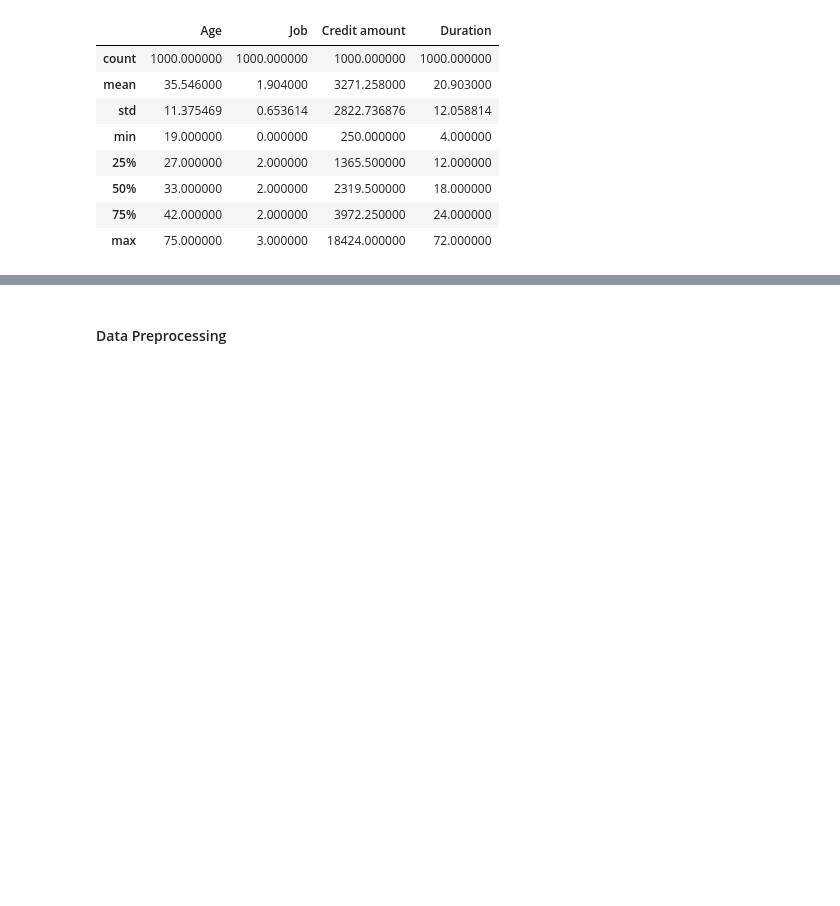
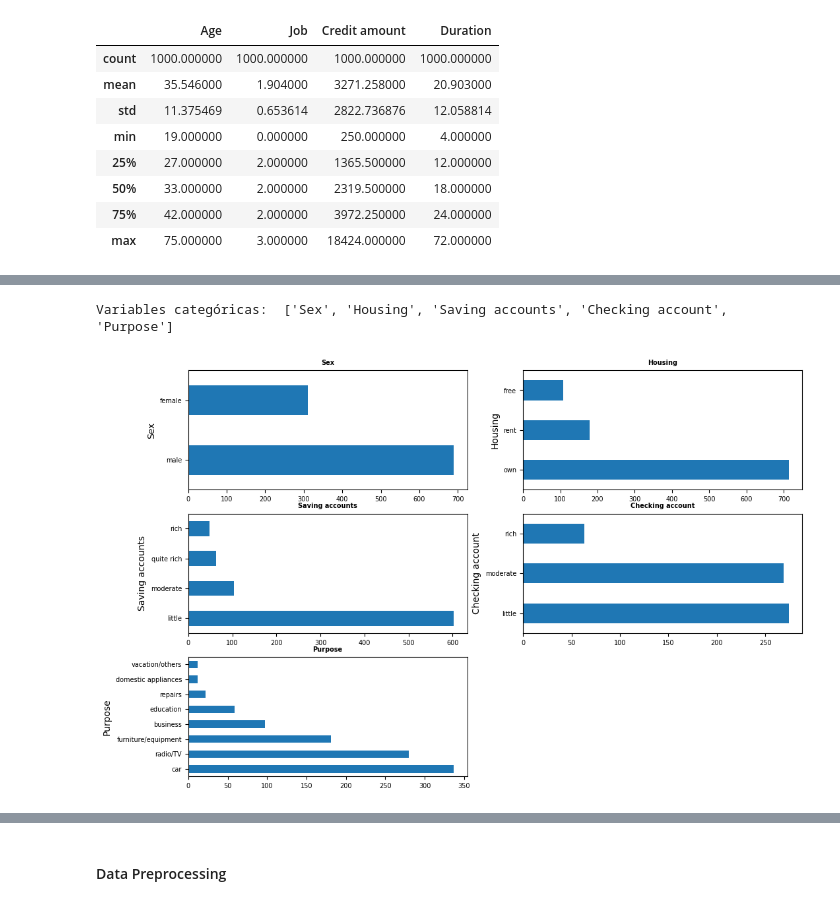
Before and after one commit to LautaroPintos/MachineLearning_101, a Jupyter notebook: notebooks/1.DataAnalysis_x_ML.ipynb, the cells around one changed output, grey strips where cells are left out. Saved outputs shown, nothing was run; the diff lists cells and outputs as text; code cells hidden in the pictures; blank space fills up the shorter version.

```diff
--- a/notebooks/1.DataAnalysis_x_ML.ipynb
+++ b/notebooks/1.DataAnalysis_x_ML.ipynb
@@ -167,0 +189,22 @@ Name: count, dtype: int64
+# %%
+# Hacemos este gráfico para el resto de las variables cualitativas:
+cat_cols = [col for col in df.columns if df[col].dtypes == 'O']
+cat_cols.remove('Risk')
+print("Variables categóricas: ", cat_cols, "\n")
+
+# Definimos la forma de los subplots y el tamaño de la figura que vamos a graficar
+fig, axes = plt.subplots(nrows=3, ncols=2, figsize=(12, 8))
+axes = axes.flat
+
+# Hacemos un for con la función enumerate (para obtener tanto el indice como la lista)
+for i, column in enumerate(cat_cols):
+    df[column].value_counts().plot.barh(ax = axes[i])
+    axes[i].set_title(column, fontsize = 7, fontweight = "bold")
+    axes[i].tick_params(labelsize = 7)
+    axes[i].set_xlabel("")
+
+# Se eliminan los axes vacíos
+fig.delaxes(axes[5])
+# %% [output]
+Variables categóricas:  ['Sex', 'Housing', 'Saving accounts', 'Checking account', 'Purpose']
+[figure, added]
```
Also changed, not shown: parts of 16 cells of this notebook.
